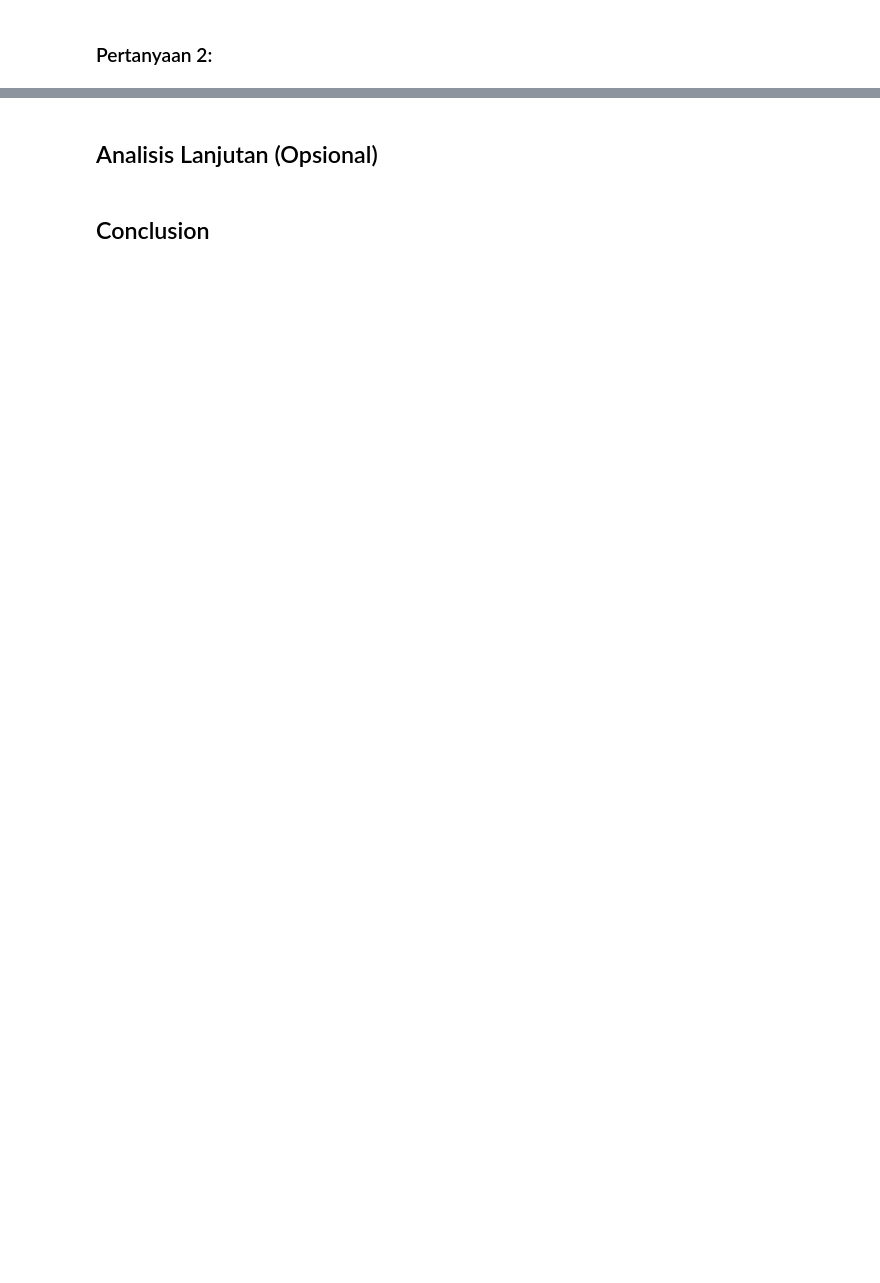
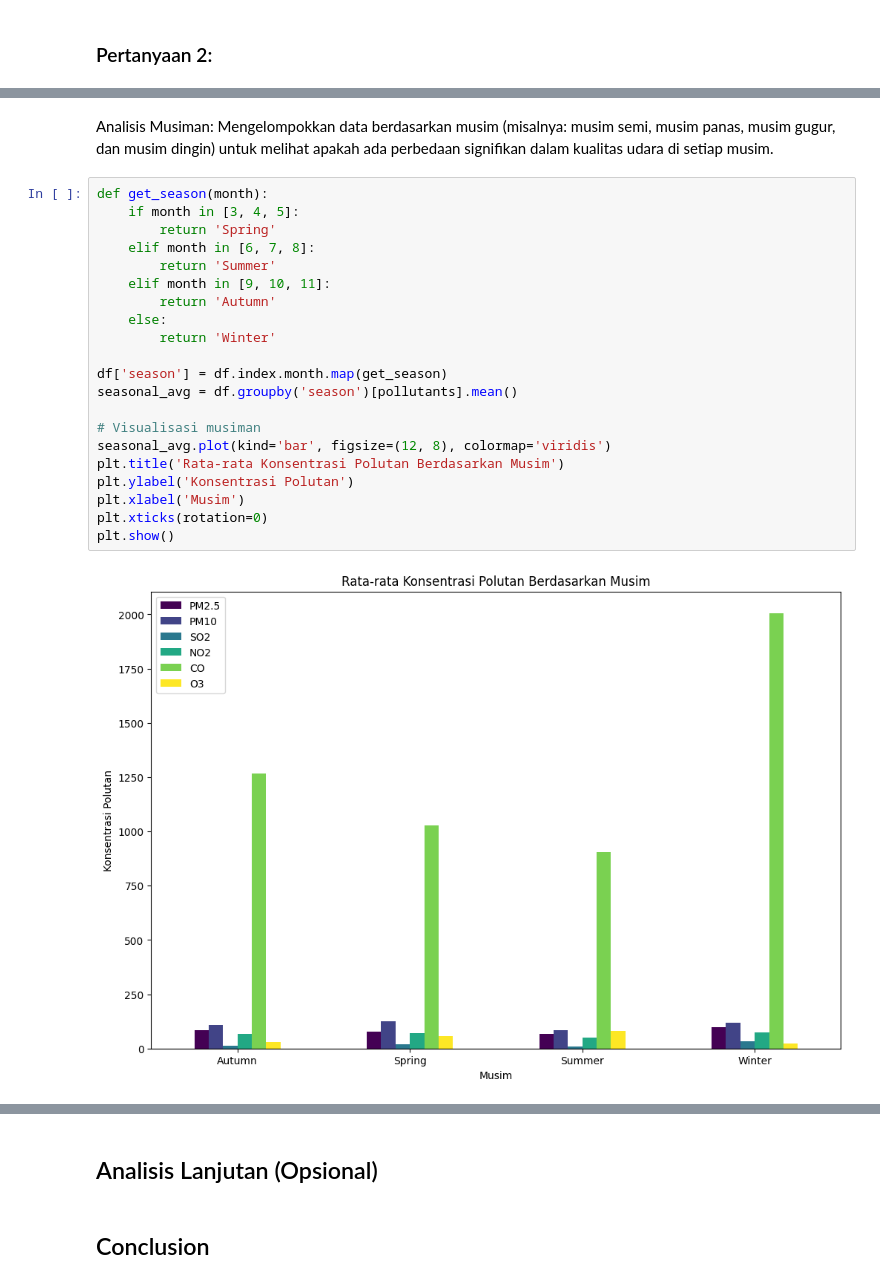
Before and after one commit to windyrahayu45/Analisis-Submit, a Jupyter notebook: Proyek_Analisis_Data.ipynb, the cells around one changed output, grey strips where cells are left out. Drawn from its saved outputs; the diff is of its cells as text; blank space fills up the shorter version.

```diff
--- a/Proyek_Analisis_Data.ipynb
+++ b/Proyek_Analisis_Data.ipynb
@@ -177,0 +210,25 @@ plt.show()
+# %% [markdown]
+Analisis Musiman: Mengelompokkan data berdasarkan musim (misalnya: musim semi, musim panas, musim gugur, dan musim dingin) untuk melihat apakah ada perbedaan signifikan dalam kualitas udara di setiap musim.
+# %%
+def get_season(month):
+    if month in [3, 4, 5]:
+        return 'Spring'
+    elif month in [6, 7, 8]:
+        return 'Summer'
+    elif month in [9, 10, 11]:
+        return 'Autumn'
+    else:
+        return 'Winter'
+
+df['season'] = df.index.month.map(get_season)
+seasonal_avg = df.groupby('season')[pollutants].mean()
+
+# Visualisasi musiman
+seasonal_avg.plot(kind='bar', figsize=(12, 8), colormap='viridis')
+plt.title('Rata-rata Konsentrasi Polutan Berdasarkan Musim')
+plt.ylabel('Konsentrasi Polutan')
+plt.xlabel('Musim')
+plt.xticks(rotation=0)
+plt.show()
+# %% [output]
+[figure, added]
```
Also changed, not shown: parts of 13 cells of this notebook, 1 other file.
